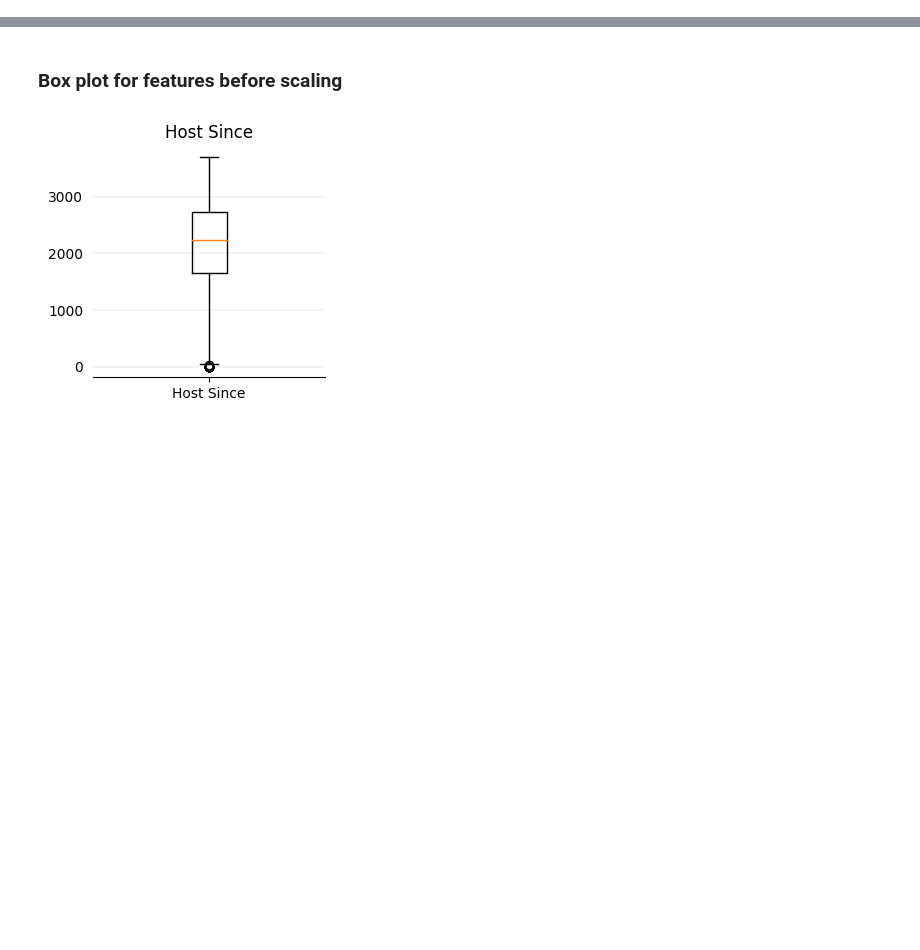
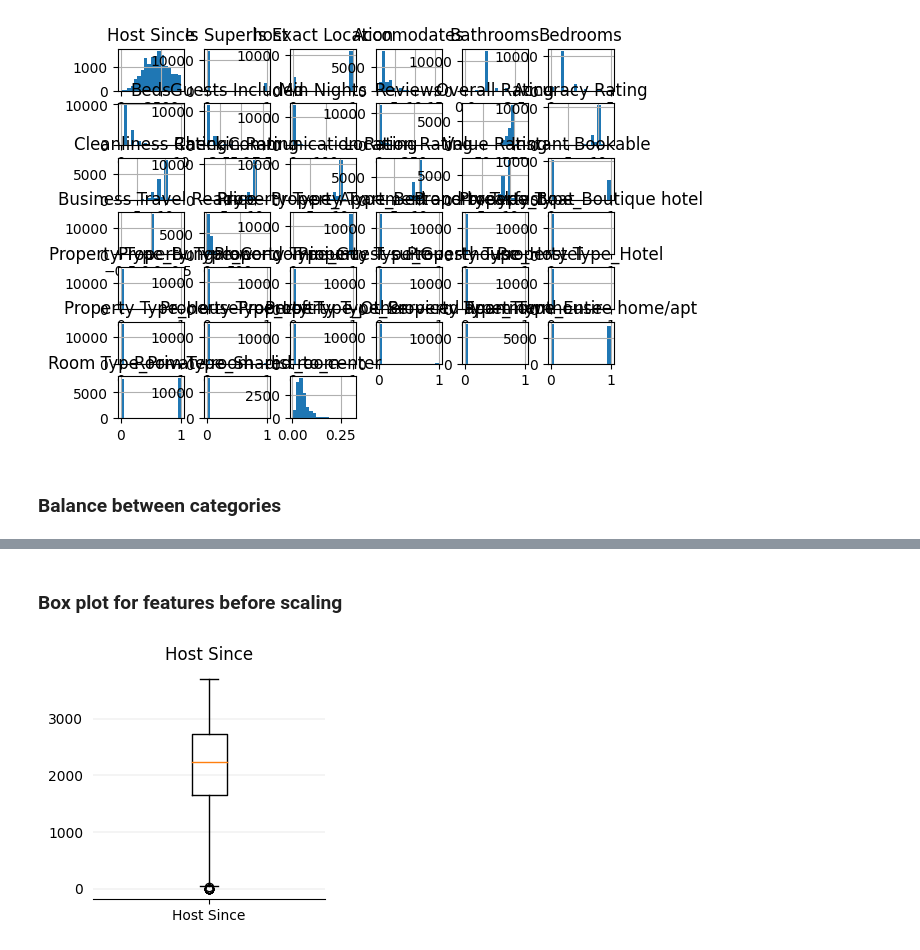
Before and after one commit to AlbanemchtCs/ml-project, a Jupyter notebook: preprocessing/data_cleaning/data_type_cleaning.ipynb, the cells around one changed output, grey strips where cells are left out. Saved outputs shown, nothing was run; the diff lists cells and outputs as text; code cells hidden in the pictures; blank space fills up the shorter version.

Commit message:
looked at pearson coeffs for all features looked at hist of all features

```diff
--- a/preprocessing/data_cleaning/data_type_cleaning.ipynb
+++ b/preprocessing/data_cleaning/data_type_cleaning.ipynb
@@ -6,3 +8,9 @@ import matplotlib.pyplot as plt
 
 train_airbnb_df = pd.read_csv("/Users/cha/Desktop/3A/code/ml-project/data/train_airbnb_berlin.csv")
 train_airbnb_df_c = pd.read_csv("/Users/cha/Desktop/3A/code/ml-project/data/train_airbnb_berlin_cleaned.csv")
+# %%
+hist = train_airbnb_df_c.hist(bins=18)
+# %% [output]
+[figure, added]
+# %% [markdown]
+### Balance between categories
```
Also changed, not shown: parts of 5 cells of this notebook.
